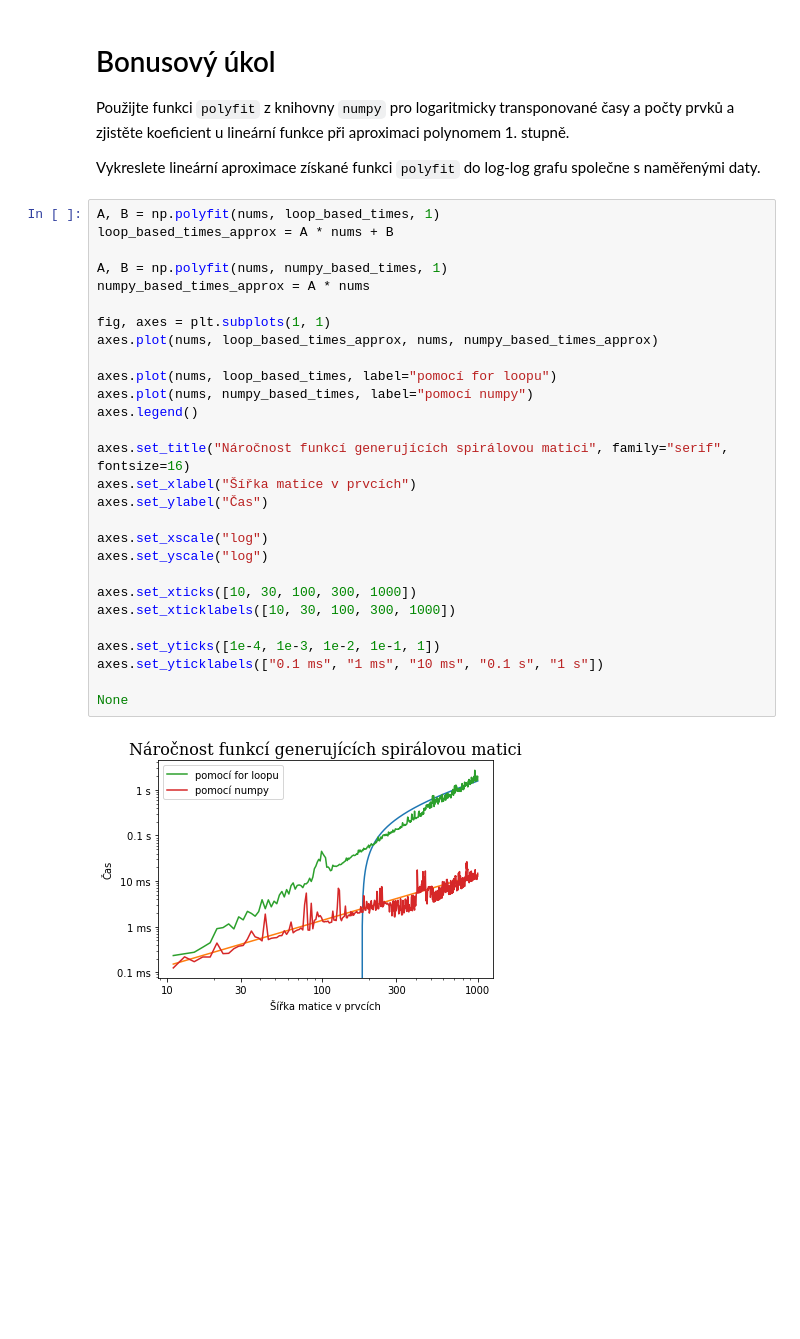
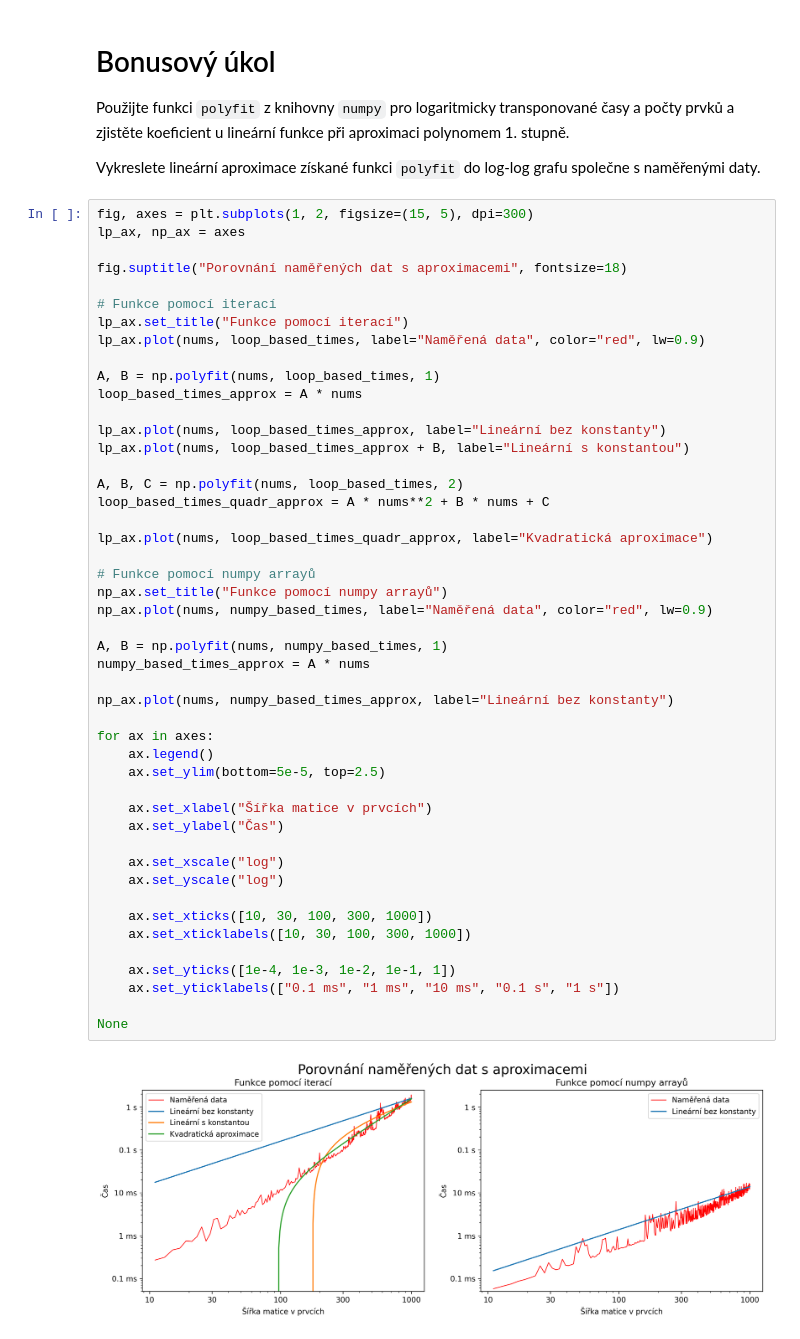
Before and after one commit to foj0136/vvp, a Jupyter notebook: Week_5/04_ukoly.ipynb, the cells around one changed output. Drawn from its saved outputs; the diff is of its cells as text; blank space fills up the shorter version.

```diff
--- a/Week_5/04_ukoly.ipynb
+++ b/Week_5/04_ukoly.ipynb
@@ -178,32 +182,51 @@ Použijte funkci `polyfit` z knihovny `numpy` pro logaritmicky transponované č
 
 Vykreslete lineární aproximace získané funkci `polyfit` do log-log grafu společne s naměřenými daty.
 # %%
+fig, axes = plt.subplots(1, 2, figsize=(15, 5), dpi=300)
+lp_ax, np_ax = axes
+
+fig.suptitle("Porovnání naměřených dat s aproximacemi", fontsize=18)
+
+# Funkce pomocí iterací
+lp_ax.set_title("Funkce pomocí iterací")
+lp_ax.plot(nums, loop_based_times, label="Naměřená data", color="red", lw=0.9)
+
 A, B = np.polyfit(nums, loop_based_times, 1)
-loop_based_times_approx = A * nums + B
+loop_based_times_approx = A * nums
+
+lp_ax.plot(nums, loop_based_times_approx, label="Lineární bez konstanty")
+lp_ax.plot(nums, loop_based_times_approx + B, label="Lineární s konstantou")
+
+A, B, C = np.polyfit(nums, loop_based_times, 2)
+loop_based_times_quadr_approx = A * nums**2 + B * nums + C
+
+lp_ax.plot(nums, loop_based_times_quadr_approx, label="Kvadratická aproximace")
+
+# Funkce pomocí numpy arrayů
+np_ax.set_title("Funkce pomocí numpy arrayů")
+np_ax.plot(nums, numpy_based_times, label="Naměřená data", color="red", lw=0.9)
 
 A, B = np.polyfit(nums, numpy_based_times, 1)
 numpy_based_times_approx = A * nums
 
-fig, axes = plt.subplots(1, 1)
-axes.plot(nums, loop_based_times_approx, nums, numpy_based_times_approx)
+np_ax.plot(nums, numpy_based_times_approx, label="Lineární bez konstanty")
 
-axes.plot(nums, loop_based_times, label="pomocí for loopu")
-axes.plot(nums, numpy_based_times, label="pomocí numpy")
-axes.legend()
+for ax in axes:
+    ax.legend()
+    ax.set_ylim(bottom=5e-5, top=2.5)
 
-axes.set_title("Náročnost funkcí generujících spirálovou matici", family="serif", fontsize=16)
-axes.set_xlabel("Šířka matice v prvcích")
-axes.set_ylabel("Čas")
+    ax.set_xlabel("Šířka matice v prvcích")
+    ax.set_ylabel("Čas")
 
-axes.set_xscale("log")
-axes.set_yscale("log")
+    ax.set_xscale("log")
+    ax.set_yscale("log")
 
-axes.set_xticks([10, 30, 100, 300, 1000])
-axes.set_xticklabels([10, 30, 100, 300, 1000])
+    ax.set_xticks([10, 30, 100, 300, 1000])
+    ax.set_xticklabels([10, 30, 100, 300, 1000])
 
-axes.set_yticks([1e-4, 1e-3, 1e-2, 1e-1, 1])
-axes.set_yticklabels(["0.1 ms", "1 ms", "10 ms", "0.1 s", "1 s"])
+    ax.set_yticks([1e-4, 1e-3, 1e-2, 1e-1, 1])
+    ax.set_yticklabels(["0.1 ms", "1 ms", "10 ms", "0.1 s", "1 s"])
 
 None
 # %% [output]
-[figure, old version]
+[figure, new version]
```
Also changed, not shown: parts of 6 cells of this notebook.
